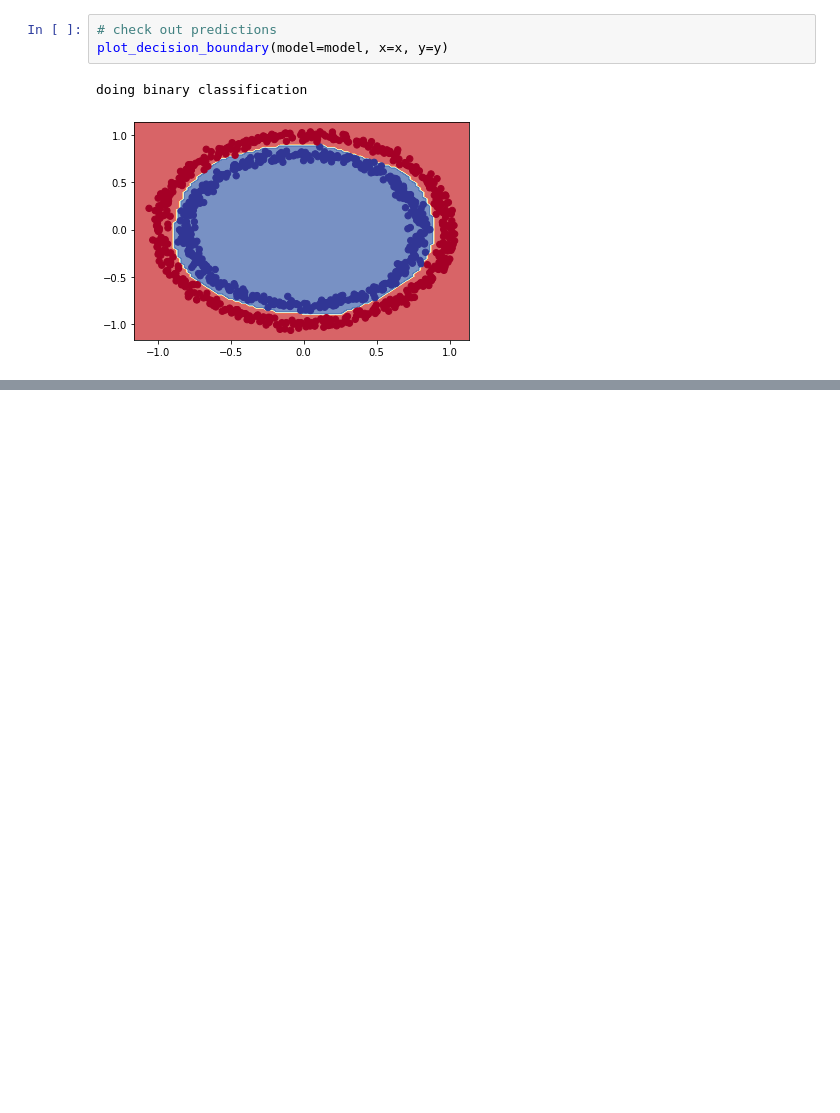
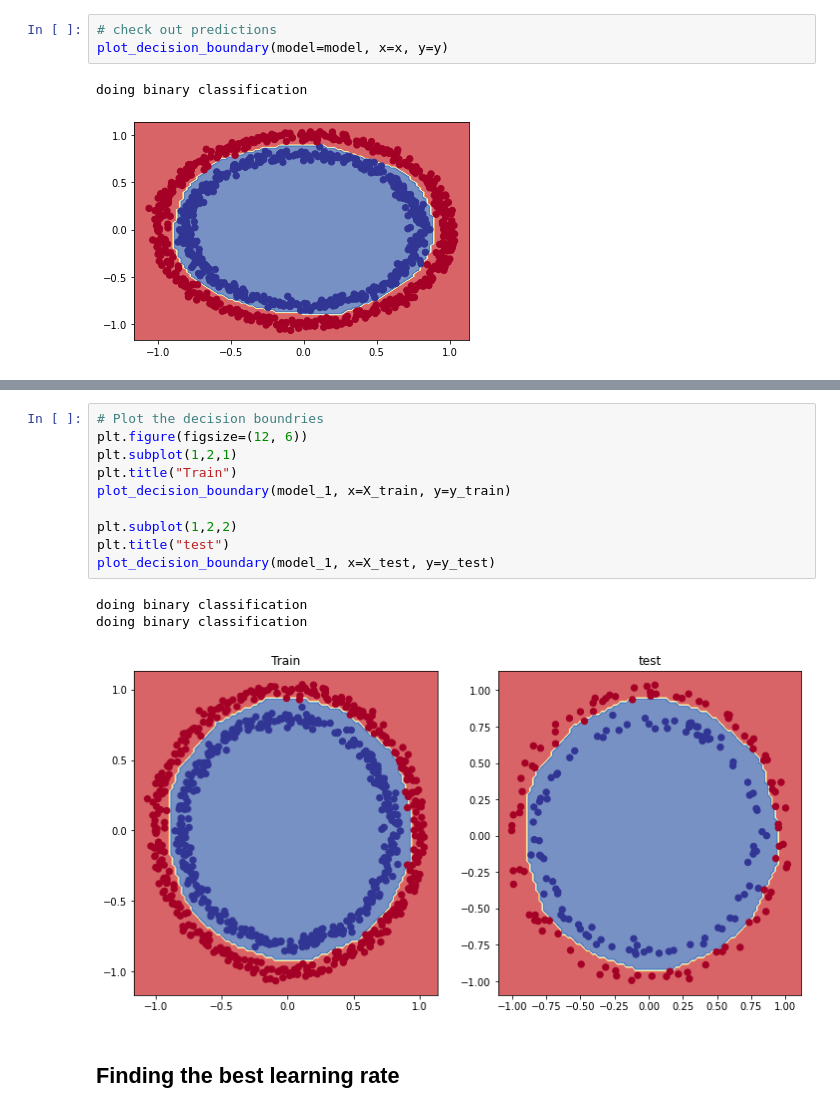
Before and after one commit to priteshkeleven/tf_course, a Jupyter notebook: neural_network_classification.ipynb, the cells around one changed output, grey strips where cells are left out. Saved outputs shown, nothing was run; the diff lists cells and outputs as text; blank space fills up the shorter version.

```diff
--- a/neural_network_classification.ipynb
+++ b/neural_network_classification.ipynb
@@ -145,0 +226,16 @@ doing binary classification
+# %%
+# Plot the decision boundries
+plt.figure(figsize=(12, 6))
+plt.subplot(1,2,1)
+plt.title("Train")
+plot_decision_boundary(model_1, x=X_train, y=y_train)
+
+plt.subplot(1,2,2)
+plt.title("test")
+plot_decision_boundary(model_1, x=X_test, y=y_test)
+# %% [output]
+doing binary classification
+doing binary classification
+[figure, added]
+# %% [markdown]
+## Finding the best learning rate
```
Also changed, not shown: parts of 25 cells of this notebook.
